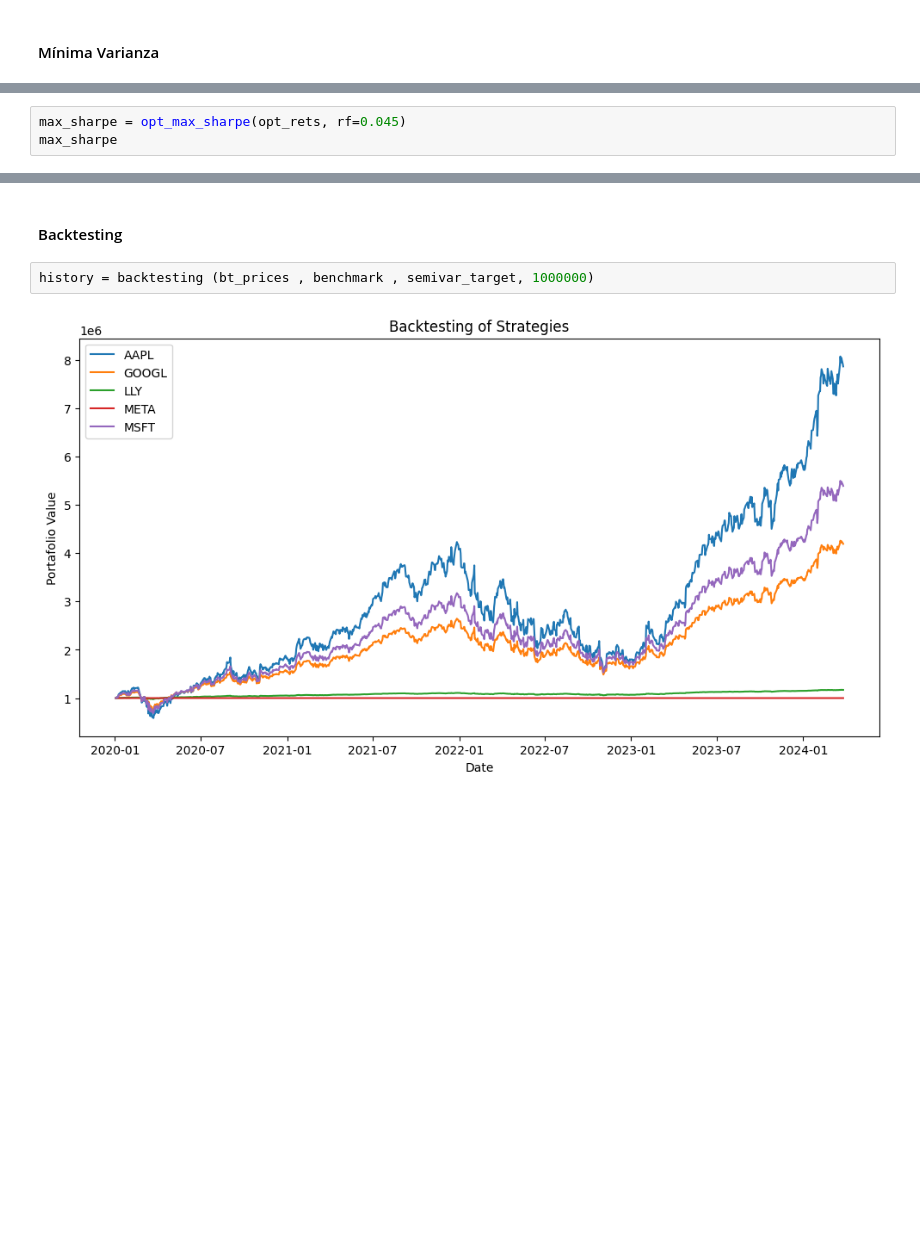
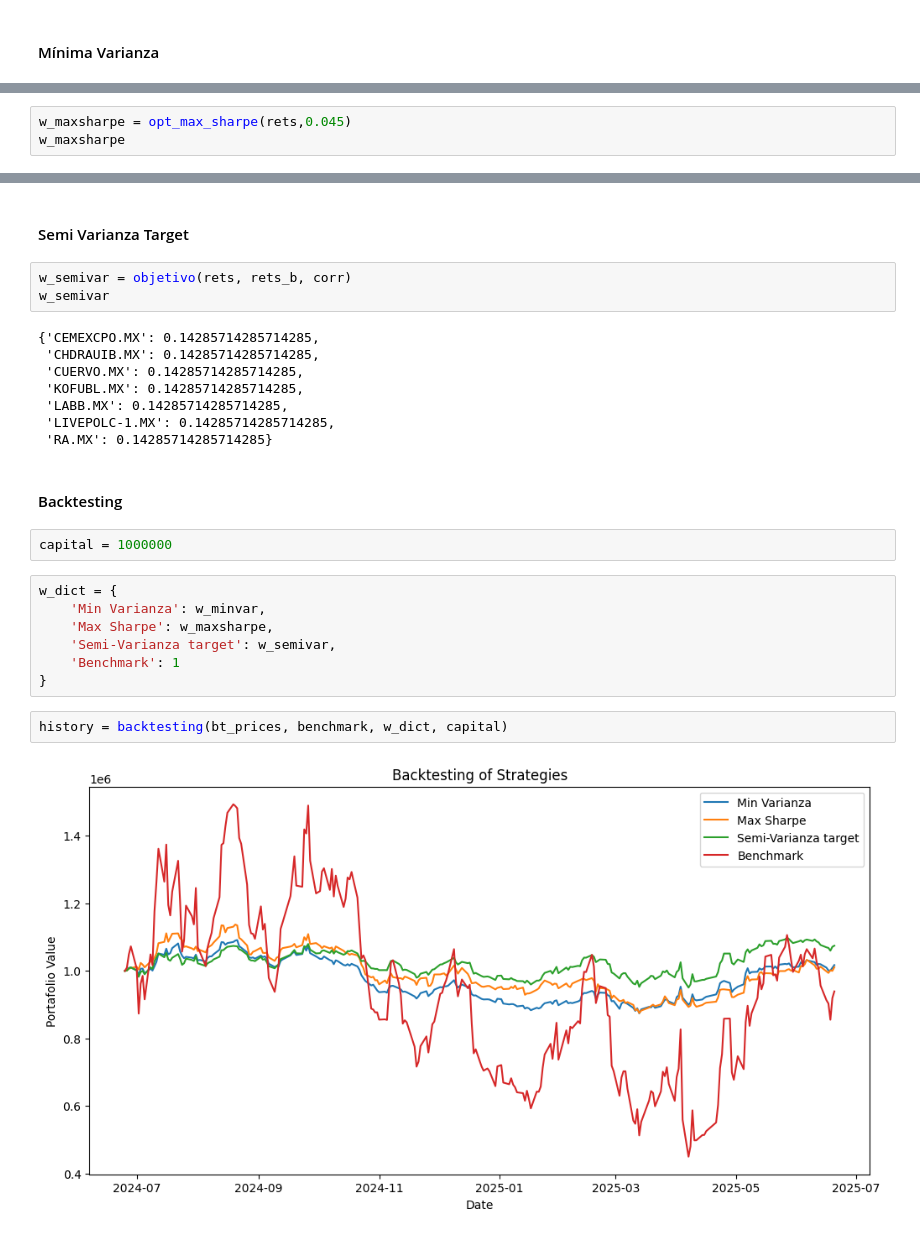
Before and after one commit to ppmelch/Portafolios-de-Inversi-n, a Jupyter notebook: Parcial 2/Repaso 2/Repaso práctico.ipynb, the cells around one changed output, grey strips where cells are left out. Saved outputs shown, nothing was run; the diff lists cells and outputs as text; blank space fills up the shorter version.

```diff
--- a/Parcial 2/Repaso 2/Repaso práctico.ipynb
+++ b/Parcial 2/Repaso 2/Repaso práctico.ipynb
@@ -220,4 +198,4 @@ array([1.10464918e-01, 3.21082491e-01, 4.84182887e-01, 8.42697038e-02,
 # %%
-max_sharpe = opt_max_sharpe(opt_rets, rf=0.045)
-max_sharpe
+w_maxsharpe = opt_max_sharpe(rets,0.045)
+w_maxsharpe
 # %% [output]
@@ -236,6 +204,28 @@ semivar_target
+# %% [markdown]
+#### Semi Varianza Target
+# %%
+w_semivar = objetivo(rets, rets_b, corr)
+w_semivar
+# %% [output]
+{'CEMEXCPO.MX': 0.14285714285714285,
+ 'CHDRAUIB.MX': 0.14285714285714285,
+ 'CUERVO.MX': 0.14285714285714285,
+ 'KOFUBL.MX': 0.14285714285714285,
+ 'LABB.MX': 0.14285714285714285,
+ 'LIVEPOLC-1.MX': 0.14285714285714285,
+ 'RA.MX': 0.14285714285714285}
 # %% [markdown]
 #### Backtesting
+# %%
+capital = 1000000
+# %%
+w_dict = {
+    'Min Varianza': w_minvar,
+    'Max Sharpe': w_maxsharpe,
+    'Semi-Varianza target': w_semivar,
+    'Benchmark': 1
+}
 # %%
-history = backtesting (bt_prices , benchmark , semivar_target, 1000000)
+history = backtesting(bt_prices, benchmark, w_dict, capital)
 # %% [output]
-[figure, old version]
+[figure, new version]
```
Also changed, not shown: parts of 39 cells of this notebook.
